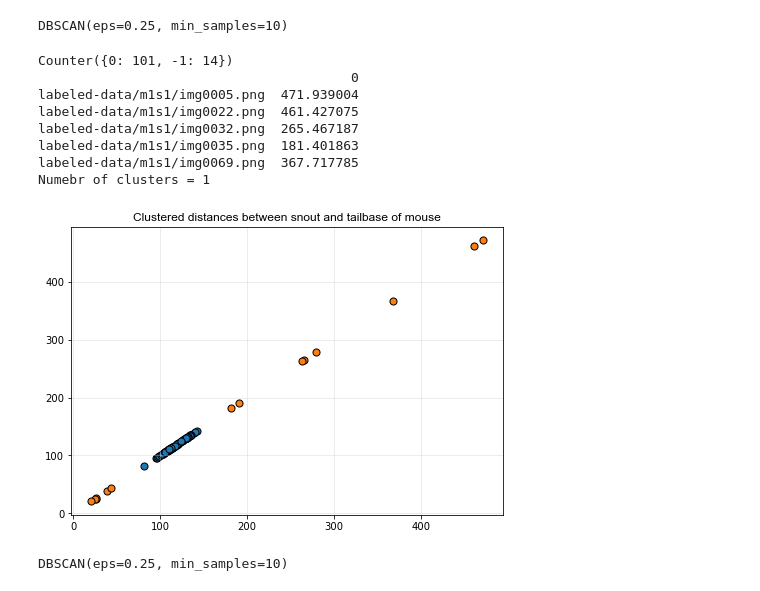
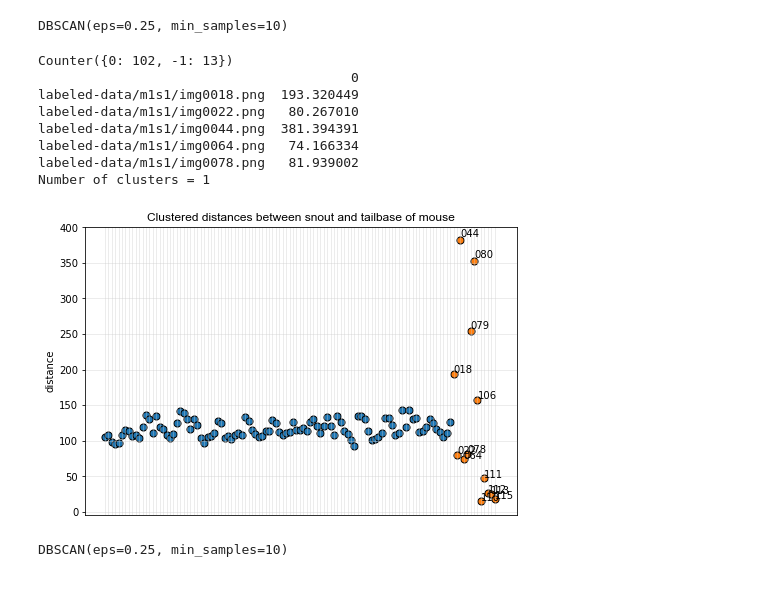
Before and after one commit to clara-rossignol/Bachelor-Project, a Jupyter notebook: clustering-finding-outliers.ipynb, the cells around one changed output. Cells and saved outputs as stored; diff of their text form; code cells hidden in the pictures.

Commit message:
continuing clustering

```diff
--- a/clustering-finding-outliers.ipynb
+++ b/clustering-finding-outliers.ipynb
@@ -24,13 +29,17 @@ cfg = deeplabcut.auxiliaryfunctions.read_config(path_config_file)
 scorer = cfg['scorer']
 bodyparts = cfg['bodyparts']
 # %%
+from FunctionsLib import distance_keypoints
 df = pd.read_hdf(r'openfield-Pranav-2018-08-20\labeled-data\m1s1\CollectedData_Pranav.h5')
-snout = df.xs('snout', level='bodyparts', axis=1).to_numpy()
-tail = df.xs('tailbase', level='bodyparts', axis=1).to_numpy()
-diff = (snout-tail).reshape(len(df), -1, 2)
-dist = np.linalg.norm(diff, axis=2)
+dist = distance_keypoints(df,'snout','tailbase')
+
+# check if there are any NaN values
+nan_rows = df[df.isna().any(axis=1)]
+print(nan_rows)
 
 data = pd.DataFrame(data=dist, index=df.index, columns=None)
+
+# remove any NaN values from our distances dataset
 def clean_dataset(df):
     assert isinstance(df, pd.DataFrame), "df needs to be a pd.DataFrame"
     df.dropna(inplace=True)
@@ -78,32 +108,55 @@ color_outliers = 'black'
 clusters = Counter(model.labels_)
 print(clusters)
 print(data[model.labels_ == -1].head())
-print('Numebr of clusters = {}'.format(len(clusters)-1))
+print('Number of clusters = {}'.format(len(clusters)-1))
 # %% [output]
-Counter({0: 101, -1: 14})
+Counter({0: 102, -1: 13})
                                         0
-labeled-data/m1s1/img0005.png  471.939004
-labeled-data/m1s1/img0022.png  461.427075
-labeled-data/m1s1/img0032.png  265.467187
-labeled-data/m1s1/img0035.png  181.401863
-labeled-data/m1s1/img0069.png  367.717785
-Numebr of clusters = 1
+labeled-data/m1s1/img0018.png  193.320449
+labeled-data/m1s1/img0022.png   80.267010
+labeled-data/m1s1/img0044.png  381.394391
+labeled-data/m1s1/img0064.png   74.166334
+labeled-data/m1s1/img0078.png   81.939002
+Number of clusters = 1
 # %%
+import re
 # Plot clusters and outliers
 fig = plt.figure()
 
 ax = fig.add_axes([.1,.1,1,1])
 
-ax.scatter(clusters_df,clusters_df, edgecolors='black',s=50)
-ax.scatter(outliers_df,outliers_df, edgecolors='black',s=50)
+ax.scatter(clusters_df.index,clusters_df, edgecolors='black',s=50)
+ax.scatter(outliers_df.index,outliers_df, edgecolors='black',s=50)
 
 plt.title('Clustered distances between snout and tailbase of mouse', family='Arial',fontsize=12)
 
+'''
+names = []
+for name in df.index:
+    string = "".join(re.findall(r'\d',name))
+    id = string[2:]
+    names.append(id)
+ax.set_xticklabels(names)
+'''
+
+plt.tick_params(
+    axis='x',          # changes apply to the x-axis
+    which='both',      # both major and minor ticks are affected
+    bottom=False,      # ticks along the bottom edge are off
+    top=False,         # ticks along the top edge are off
+    labelbottom=False) # labels along the bottom edge are off
+
+for row in outliers_df.iterrows():
+    string = "".join(re.findall(r'\d',row[0]))
+    id = string[3:]
+    plt.text(row[0], row[1]*(1.015), str(id))
+
+plt.ylabel('distance')
+
 plt.grid(which='major',color='#cccccc', alpha=0.45)
-
 plt.show()
 # %% [output]
-[figure, old version]
+[figure, new version]
 # %%
 # look for frames where bodyparts (like right and left ear) might have been swapped
 df = pd.read_hdf(r'openfield-Pranav-2018-08-20\labeled-data\m1s1\CollectedData_Pranav.h5')
```
Also changed, not shown: parts of 36 cells of this notebook, 3 other files.
